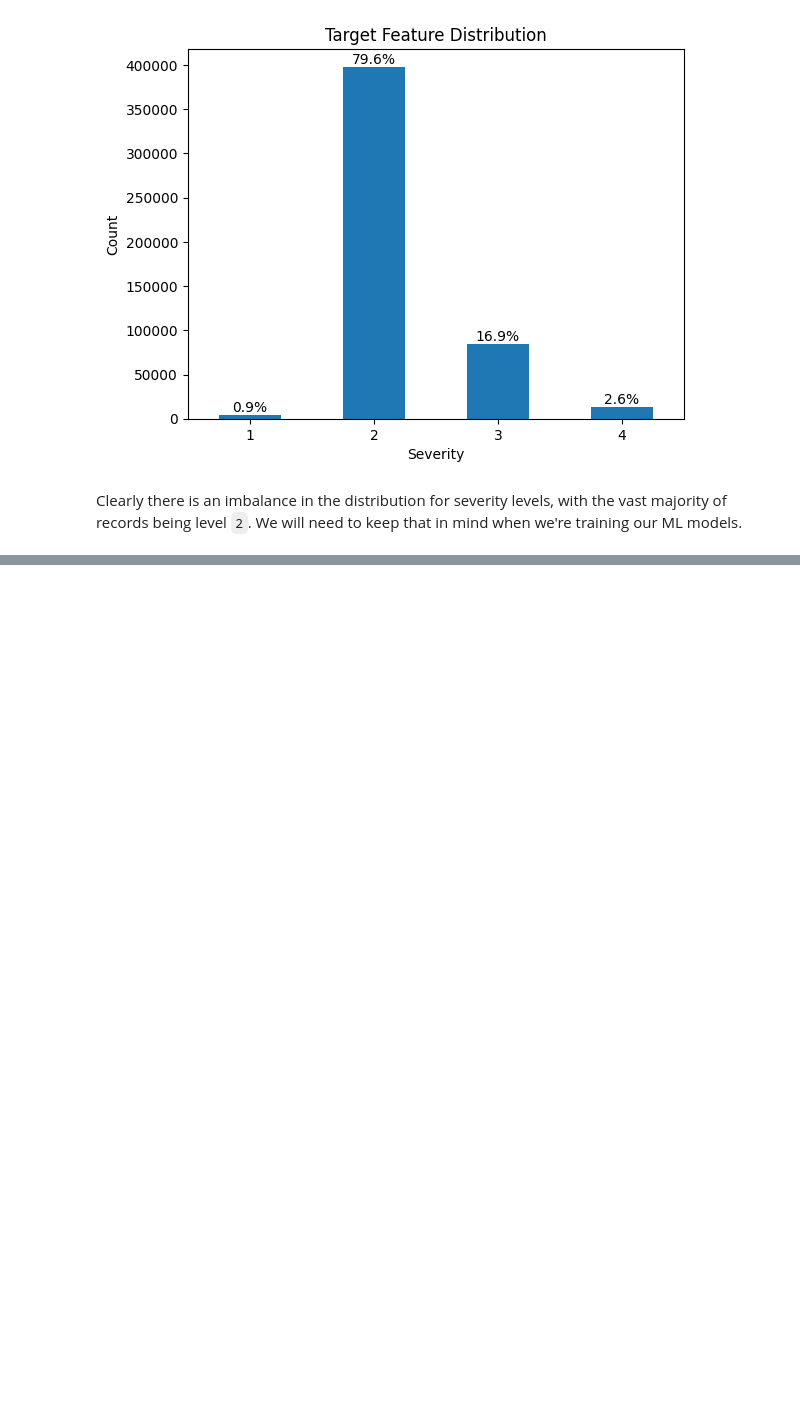
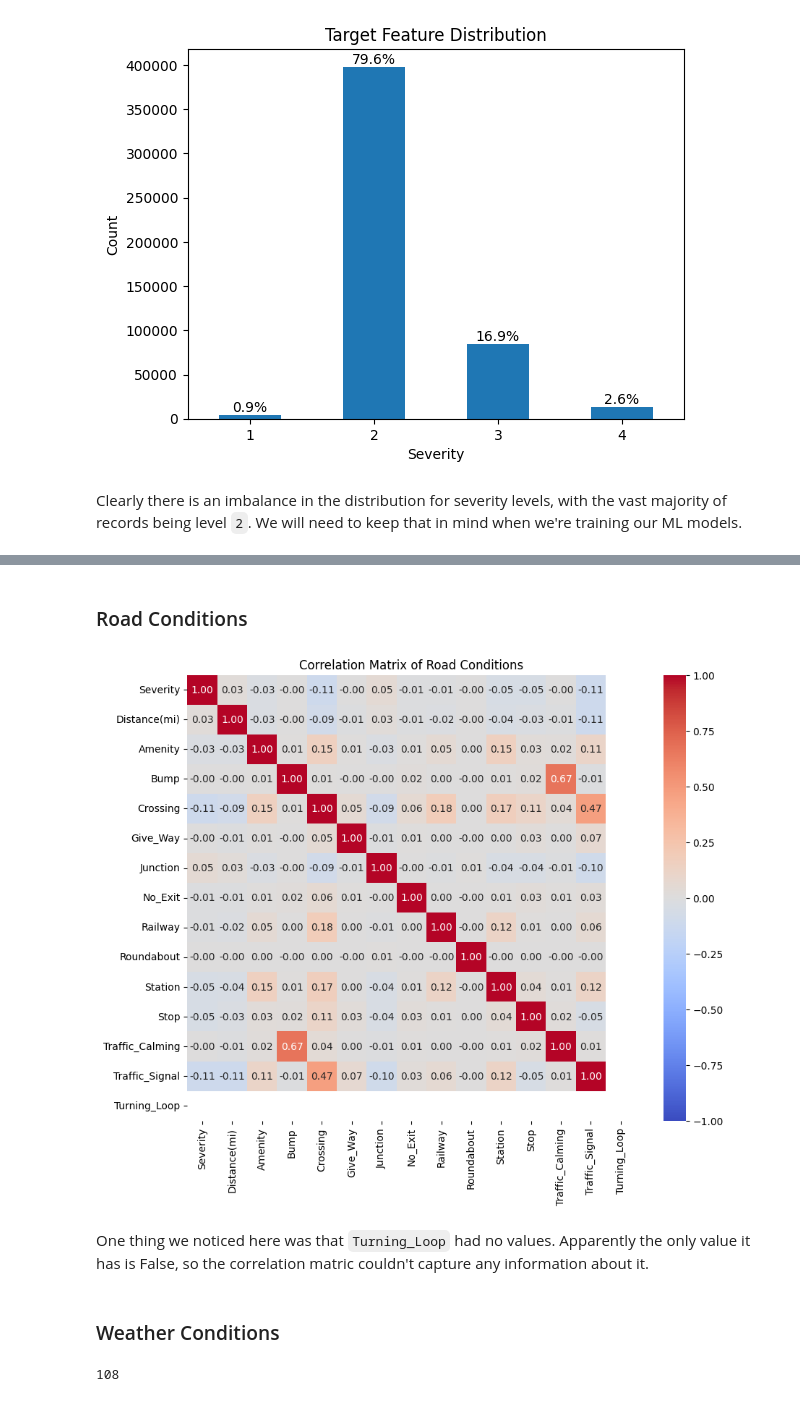
Before and after one commit to tikkikkit21/TrafficAccidentPrediction, a Jupyter notebook: code/numerical_analysis.ipynb, the cells around one changed output, grey strips where cells are left out. Saved outputs shown, nothing was run; the diff lists cells and outputs as text; code cells hidden in the pictures; blank space fills up the shorter version.

```diff
--- a/code/numerical_analysis.ipynb
+++ b/code/numerical_analysis.ipynb
@@ -91,0 +161,45 @@ plt.show()
+# %% [markdown]
+### Road Conditions
+# %%
+df_corr_road_conditions = df_corr[[
+    'Severity',
+    'Distance(mi)',
+    'Amenity',
+    'Bump',
+    'Crossing',
+    'Give_Way',
+    'Junction',
+    'No_Exit',
+    'Railway',
+    'Roundabout',
+    'Station',
+    'Stop',
+    'Traffic_Calming',
+    'Traffic_Signal',
+    'Turning_Loop'
+]]
+
+weather_corr = df_corr_road_conditions.corr().round(2)
+plt.figure(figsize=(10, 8))
+sns.heatmap(
+    weather_corr,
+    vmin=-1,
+    vmax=1,
+    fmt='.2f',
+    annot=True,
+    cmap='coolwarm'
+)
+plt.title("Correlation Matrix of Road Conditions");
+# %% [output]
+[figure, added]
+# %% [markdown]
+One thing we noticed here was that `Turning_Loop` had no values. Apparently the only
+value it has is False, so the correlation matric couldn't capture any information
+about it.
+# %% [markdown]
+### Weather Conditions
+# %%
+weather_conditions = [col for col in df_corr.columns if col.startswith('Weather_Condition_')]
+len(weather_conditions)
+# %% [output]
+108
```
Also changed, not shown: parts of 24 cells of this notebook, 7 other files.
